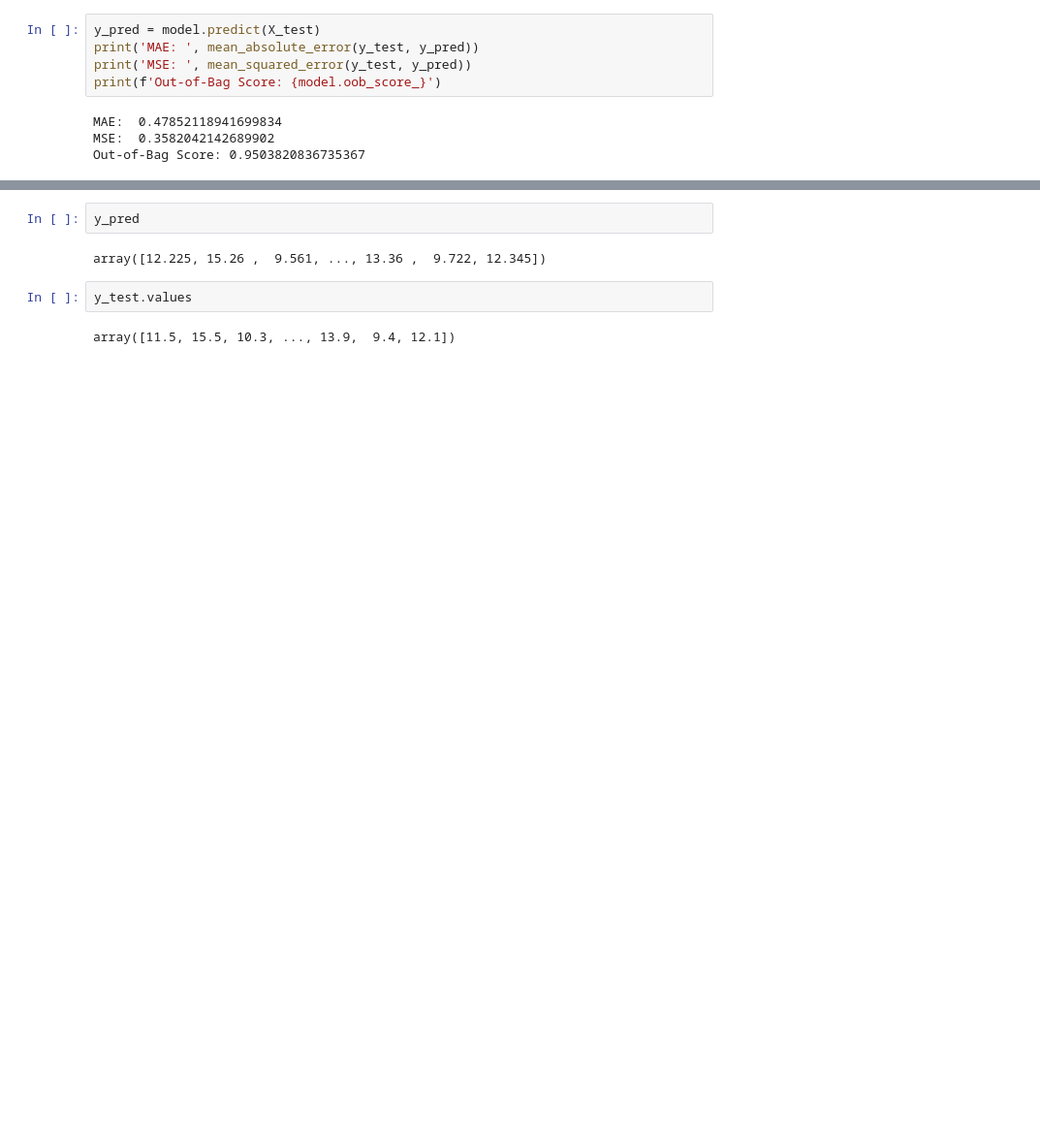
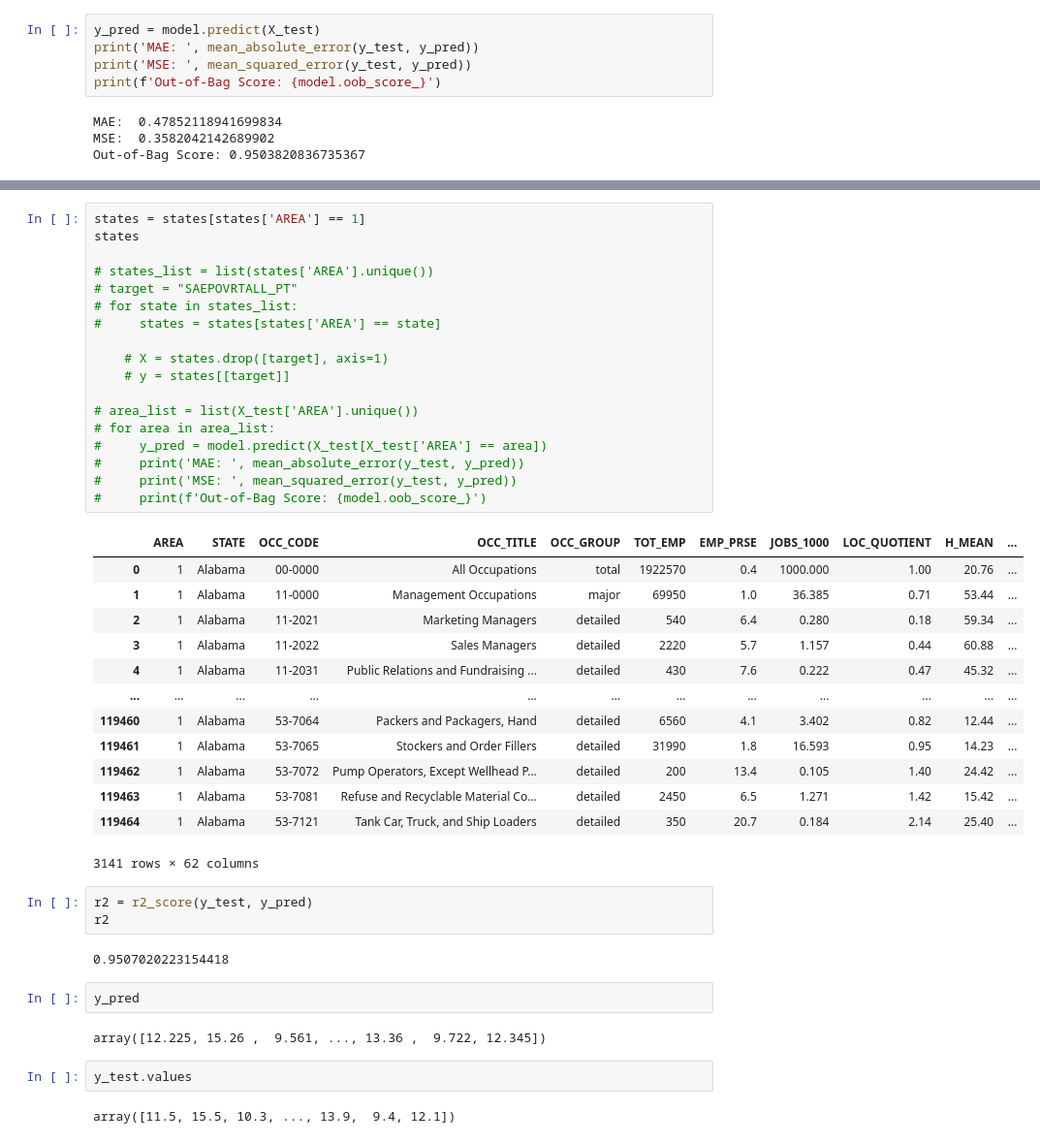
Before and after one commit to sammoe60/data-vikings, a Jupyter notebook: project-files/state_ML.ipynb, the cells around one changed output, grey strips where cells are left out. Shown at 97% size. Cells and saved outputs as stored; diff of their text form; blank space fills up the shorter version.

```diff
--- a/project-files/state_ML.ipynb
+++ b/project-files/state_ML.ipynb
@@ -166,3 +238,40 @@ Out-of-Bag Score: 0.9503820836735367
+# %%
+states = states[states['AREA'] == 1]
+states
+
+# states_list = list(states['AREA'].unique())
+# target = "SAEPOVRTALL_PT"
+# for state in states_list:
+#     states = states[states['AREA'] == state]
+
+    # X = states.drop([target], axis=1)
+    # y = states[[target]]
+
+# area_list = list(X_test['AREA'].unique())
+# for area in area_list:
+#     y_pred = model.predict(X_test[X_test['AREA'] == area])
+#     print('MAE: ', mean_absolute_error(y_test, y_pred))
+#     print('MSE: ', mean_squared_error(y_test, y_pred))
+#     print(f'Out-of-Bag Score: {model.oob_score_}')
+# %% [output]
+|  | AREA | STATE | OCC_CODE | OCC_TITLE | OCC_GROUP | TOT_EMP | EMP_PRSE | JOBS_1000 | LOC_QUOTIENT | H_MEAN | ... |
+| 0 | 1 | Alabama | 00-0000 | All Occupations | total | 1922570 | 0.4 | 1000.000 | 1.00 | 20.76 | ... |
+| 1 | 1 | Alabama | 11-0000 | Management Occupations | major | 69950 | 1.0 | 36.385 | 0.71 | 53.44 | ... |
+| 2 | 1 | Alabama | 11-2021 | Marketing Managers | detailed | 540 | 6.4 | 0.280 | 0.18 | 59.34 | ... |
+| 3 | 1 | Alabama | 11-2022 | Sales Managers | detailed | 2220 | 5.7 | 1.157 | 0.44 | 60.88 | ... |
+| 4 | 1 | Alabama | 11-2031 | Public Relations and Fundraising ... | detailed | 430 | 7.6 | 0.222 | 0.47 | 45.32 | ... |
+| ... | ... | ... | ... | ... | ... | ... | ... | ... | ... | ... | ... |
+| 119460 | 1 | Alabama | 53-7064 | Packers and Packagers, Hand | detailed | 6560 | 4.1 | 3.402 | 0.82 | 12.44 | ... |
+| 119461 | 1 | Alabama | 53-7065 | Stockers and Order Fillers | detailed | 31990 | 1.8 | 16.593 | 0.95 | 14.23 | ... |
+| 119462 | 1 | Alabama | 53-7072 | Pump Operators, Except Wellhead P... | detailed | 200 | 13.4 | 0.105 | 1.40 | 24.42 | ... |
+| 119463 | 1 | Alabama | 53-7081 | Refuse and Recyclable Material Co... | detailed | 2450 | 6.5 | 1.271 | 1.42 | 15.42 | ... |
+| 119464 | 1 | Alabama | 53-7121 | Tank Car, Truck, and Ship Loaders | detailed | 350 | 20.7 | 0.184 | 2.14 | 25.40 | ... |
+3141 rows × 62 columns
+# %%
+r2 = r2_score(y_test, y_pred)
+r2
+# %% [output]
+0.9507020223154418
 # %%
 y_pred
 # %% [output]
```
Also changed, not shown: parts of 20 cells of this notebook, 5 other files.
